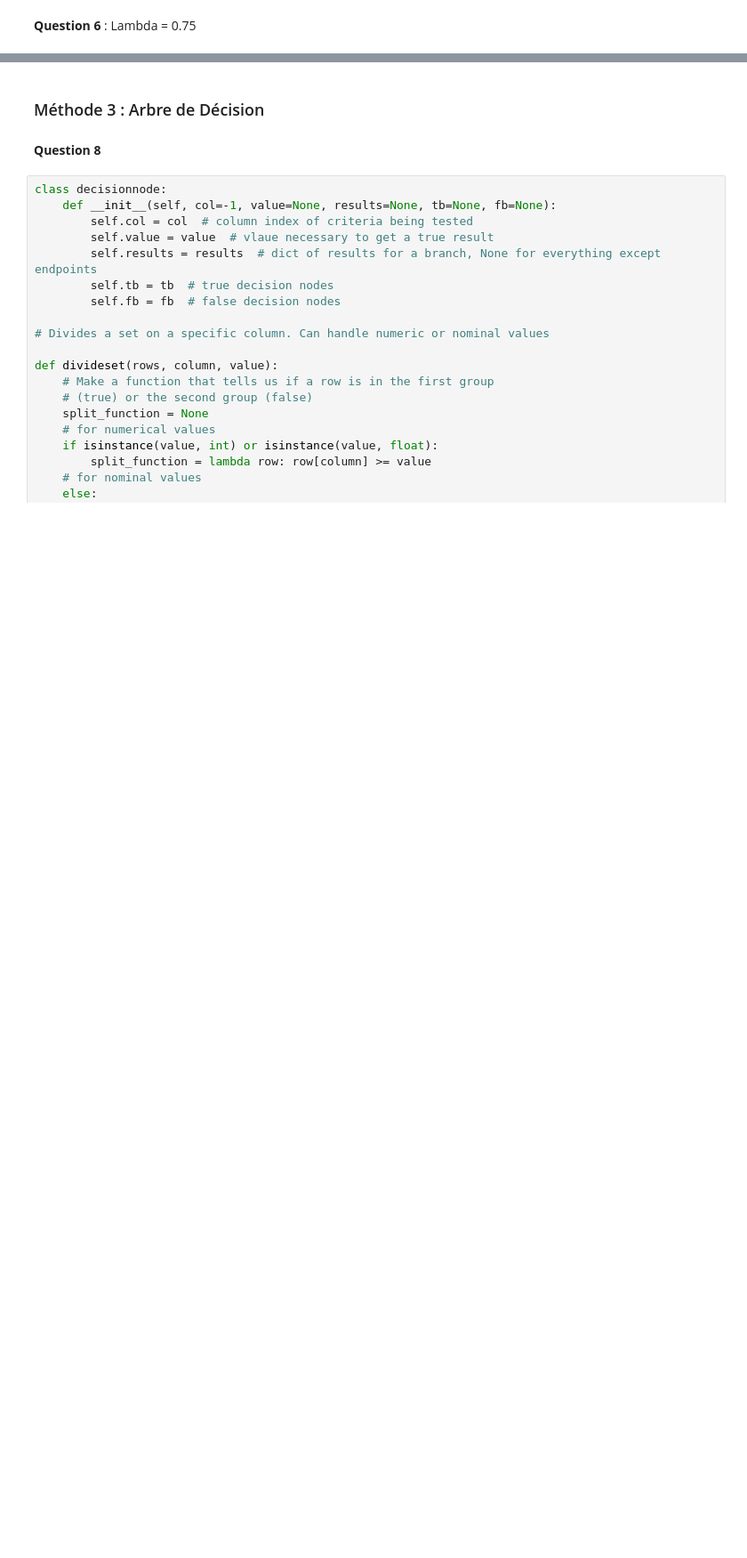
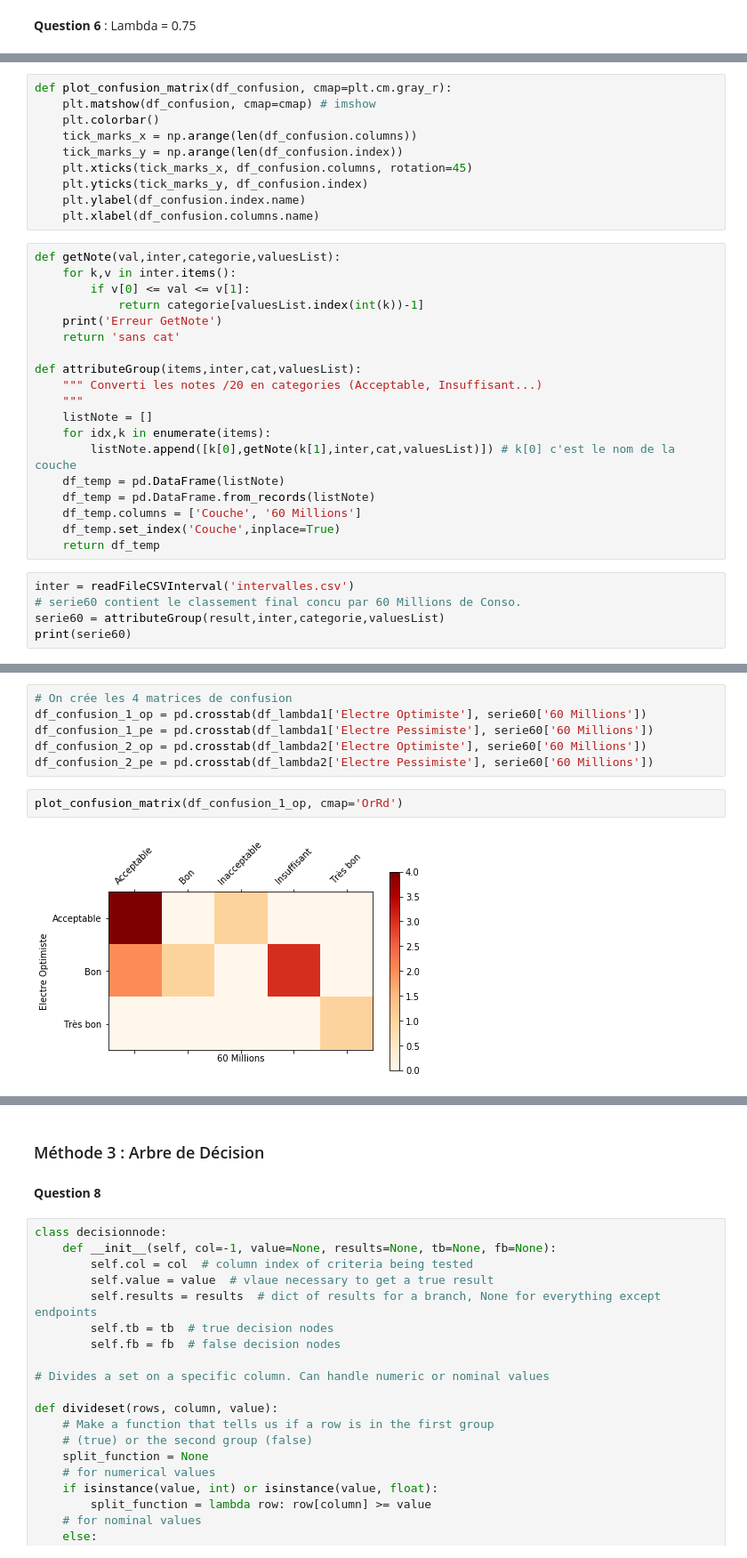
Before and after one commit to lagboigba/Project_Python, a Jupyter notebook: Projet/Rendu_Projet/compterendu.ipynb, the cells around one changed output, grey strips where cells are left out. Shown at 89% size. Drawn from its saved outputs; the diff is of its cells as text; blank space fills up the shorter version.

Commit message:
Update compterendu
Matrice de confusion terminée

```diff
--- a/Projet/Rendu_Projet/compterendu.ipynb
+++ b/Projet/Rendu_Projet/compterendu.ipynb
@@ -438,0 +525,34 @@ display(df)
+# %%
+def plot_confusion_matrix(df_confusion, cmap=plt.cm.gray_r):
+    plt.matshow(df_confusion, cmap=cmap) # imshow
+    plt.colorbar()
+    tick_marks_x = np.arange(len(df_confusion.columns))
+    tick_marks_y = np.arange(len(df_confusion.index))
+    plt.xticks(tick_marks_x, df_confusion.columns, rotation=45)
+    plt.yticks(tick_marks_y, df_confusion.index)
+    plt.ylabel(df_confusion.index.name)
+    plt.xlabel(df_confusion.columns.name)
+# %%
+def getNote(val,inter,categorie,valuesList):
+    for k,v in inter.items():
+        if v[0] <= val <= v[1]:
+            return categorie[valuesList.index(int(k))-1]
+    print('Erreur GetNote')
+    return 'sans cat'
+
+def attributeGroup(items,inter,cat,valuesList):
+    """ Converti les notes /20 en categories (Acceptable, Insuffisant...)
+    """
+    listNote = []
+    for idx,k in enumerate(items):
+        listNote.append([k[0],getNote(k[1],inter,cat,valuesList)]) # k[0] c'est le nom de la couche
+    df_temp = pd.DataFrame(listNote)
+    df_temp = pd.DataFrame.from_records(listNote)
+    df_temp.columns = ['Couche', '60 Millions']
+    df_temp.set_index('Couche',inplace=True)
+    return df_temp
+# %%
+inter = readFileCSVInterval('intervalles.csv')
+# serie60 contient le classement final concu par 60 Millions de Conso.
+serie60 = attributeGroup(result,inter,categorie,valuesList)
+print(serie60)
@@ -438,0 +574,10 @@ display(df)
+# %%
+# On crée les 4 matrices de confusion
+df_confusion_1_op = pd.crosstab(df_lambda1['Electre Optimiste'], serie60['60 Millions'])
+df_confusion_1_pe = pd.crosstab(df_lambda1['Electre Pessimiste'], serie60['60 Millions'])
+df_confusion_2_op = pd.crosstab(df_lambda2['Electre Optimiste'], serie60['60 Millions'])
+df_confusion_2_pe = pd.crosstab(df_lambda2['Electre Pessimiste'], serie60['60 Millions'])
+# %%
+plot_confusion_matrix(df_confusion_1_op, cmap='OrRd')
+# %% [output]
+[figure, added]
```
Also changed, not shown: parts of 40 cells of this notebook.
